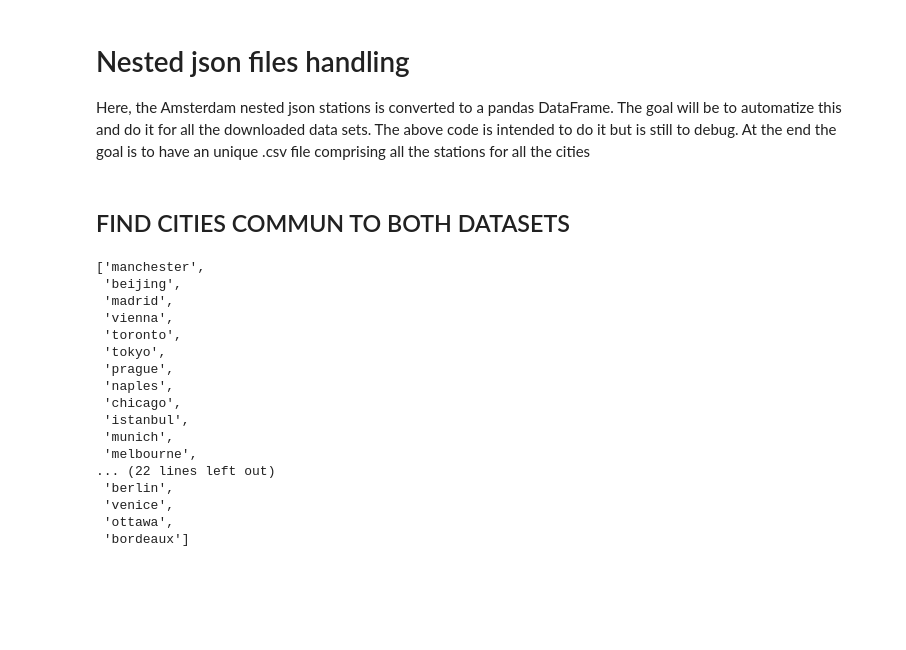
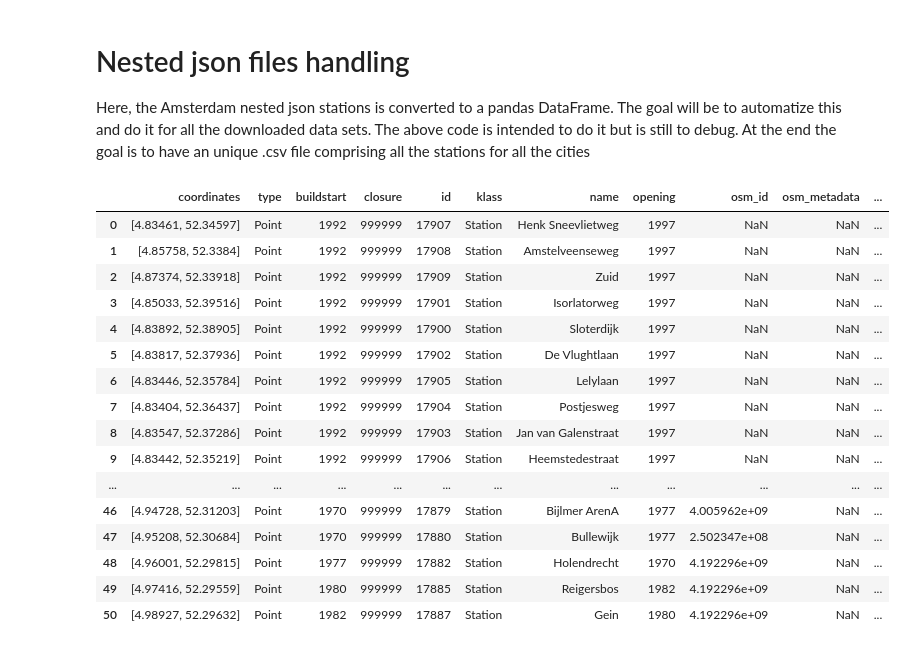
Before and after one commit to vonalven/airbnb_ada_project, a Jupyter notebook: Transports_Download.ipynb, the cells around one changed output. Cells and saved outputs as stored; diff of their text form; code cells hidden in the pictures; blank space fills up the shorter version.

```diff
--- a/Transports_Download.ipynb
+++ b/Transports_Download.ipynb
@@ -132,32 +129,48 @@ Here, the Amsterdam nested json stations is converted to a pandas DataFrame. The
 # %%
 #### TESTS
 import json
 from pandas.io.json import json_normalize
 
-with open('./Transports/amsterdam_stations.geojson') as data_file:
+with open('/Volumes/Disk2/Courses MA3/MA3 - ADA/AIRBNB data/Transports/amsterdam_stations.geojson') as data_file:
             data = json.load(data_file)
 
 df = pd.DataFrame()
 for i in data['features']:
     df = pd.concat([df, json_normalize(i)], sort = True)
 
 df = df.reset_index(drop = True)
 
 
 
 
 cols_with_dict = []
 for i in df.columns:
     hasDict = "<class 'dict'>" in df[i].apply(lambda x: str(type(x[0])) if hasattr(x, '__len__') and len(x)> 0 else x).tolist()
     cols_with_dict.append(hasDict)
 
 for a, b in zip(cols_with_dict, df.columns):
     if a:
         dicts = [x[0] if len(x)>0 else {} for x in df[b]]
         df = pd.concat([df, json_normalize(dicts)], axis = 1, sort = True).drop(b, axis = 1)
 
 df.columns = [s.split('.')[-1] for s in df.columns.values]
 
 df.to_csv('Amsterdam_stations.csv')
+# %% [output]
+|  | coordinates | type | buildstart | closure | id | klass | name | opening | osm_id | osm_metadata | ... |
+| 0 | [4.83461, 52.34597] | Point | 1992 | 999999 | 17907 | Station | Henk Sneevlietweg | 1997 | NaN | NaN | ... |
+| 1 | [4.85758, 52.3384] | Point | 1992 | 999999 | 17908 | Station | Amstelveenseweg | 1997 | NaN | NaN | ... |
+| 2 | [4.87374, 52.33918] | Point | 1992 | 999999 | 17909 | Station | Zuid | 1997 | NaN | NaN | ... |
+| 3 | [4.85033, 52.39516] | Point | 1992 | 999999 | 17901 | Station | Isorlatorweg | 1997 | NaN | NaN | ... |
+| 4 | [4.83892, 52.38905] | Point | 1992 | 999999 | 17900 | Station | Sloterdijk | 1997 | NaN | NaN | ... |
+| 5 | [4.83817, 52.37936] | Point | 1992 | 999999 | 17902 | Station | De Vlughtlaan | 1997 | NaN | NaN | ... |
+| 6 | [4.83446, 52.35784] | Point | 1992 | 999999 | 17905 | Station | Lelylaan | 1997 | NaN | NaN | ... |
+| 7 | [4.83404, 52.36437] | Point | 1992 | 999999 | 17904 | Station | Postjesweg | 1997 | NaN | NaN | ... |
+| 8 | [4.83547, 52.37286] | Point | 1992 | 999999 | 17903 | Station | Jan van Galenstraat | 1997 | NaN | NaN | ... |
+| 9 | [4.83442, 52.35219] | Point | 1992 | 999999 | 17906 | Station | Heemstedestraat | 1997 | NaN | NaN | ... |
+| ... | ... | ... | ... | ... | ... | ... | ... | ... | ... | ... | ... |
+| 46 | [4.94728, 52.31203] | Point | 1970 | 999999 | 17879 | Station | Bijlmer ArenA | 1977 | 4.005962e+09 | NaN | ... |
+| 47 | [4.95208, 52.30684] | Point | 1970 | 999999 | 17880 | Station | Bullewijk | 1977 | 2.502347e+08 | NaN | ... |
+| 48 | [4.96001, 52.29815] | Point | 1977 | 999999 | 17882 | Station | Holendrecht | 1970 | 4.192296e+09 | NaN | ... |
+| 49 | [4.97416, 52.29559] | Point | 1980 | 999999 | 17885 | Station | Reigersbos | 1982 | 4.192296e+09 | NaN | ... |
+| 50 | [4.98927, 52.29632] | Point | 1982 | 999999 | 17887 | Station | Gein | 1980 | 4.192296e+09 | NaN | ... |
-# %% [markdown]
-## FIND CITIES COMMUN TO BOTH DATASETS
@@ -178,20 +176,0 @@ commun_cities = list(set(transport_cities).intersection(set(airbnb_cities)))
-# %%
-commun_cities
-# %% [output]
-['manchester',
- 'beijing',
- 'madrid',
- 'vienna',
- 'toronto',
- 'tokyo',
- 'prague',
- 'naples',
- 'chicago',
- 'istanbul',
- 'munich',
- 'melbourne',
-... (22 lines left out)
- 'berlin',
- 'venice',
- 'ottawa',
- 'bordeaux']
```
Also changed, not shown: parts of 4 cells of this notebook, 9 other files.
